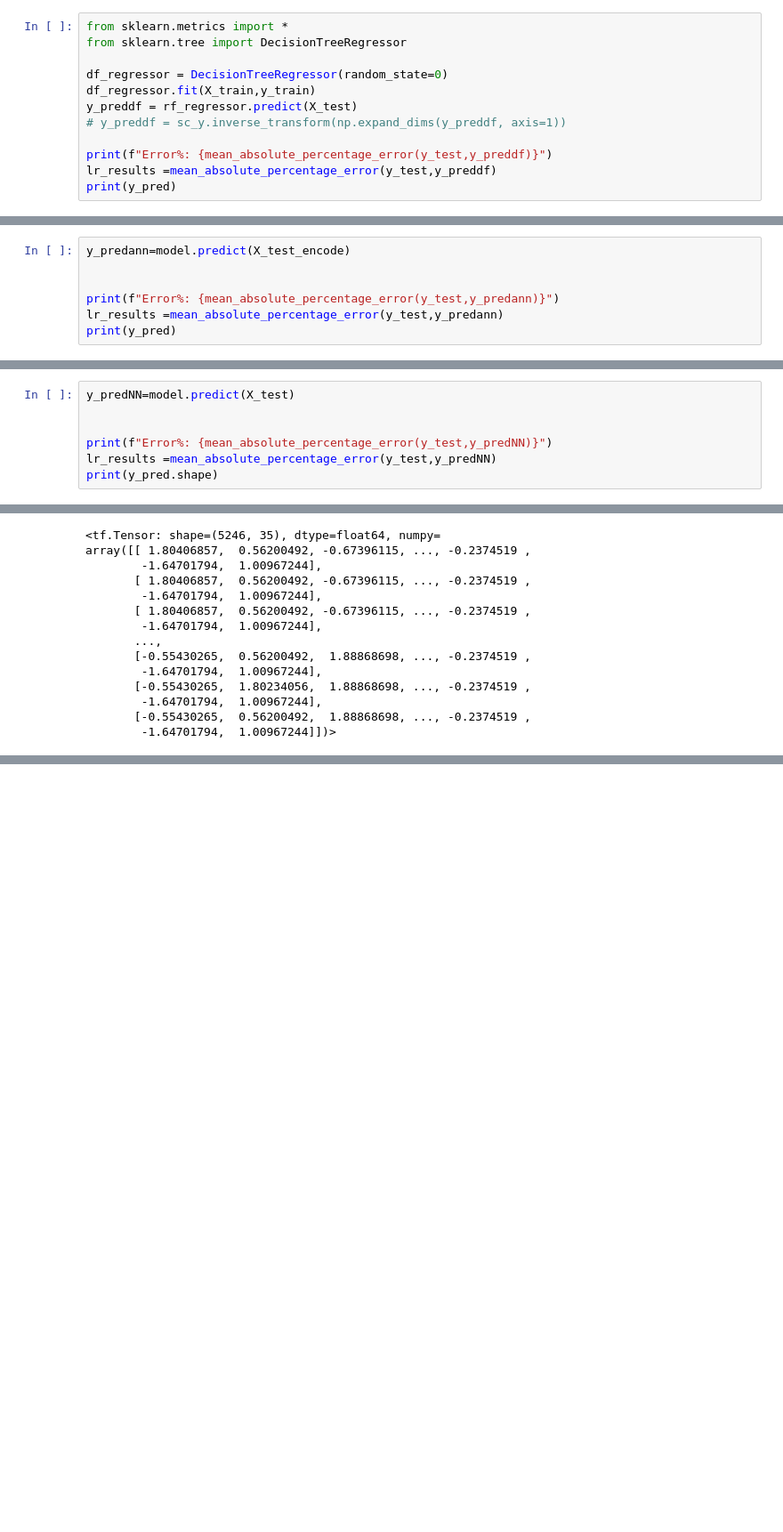
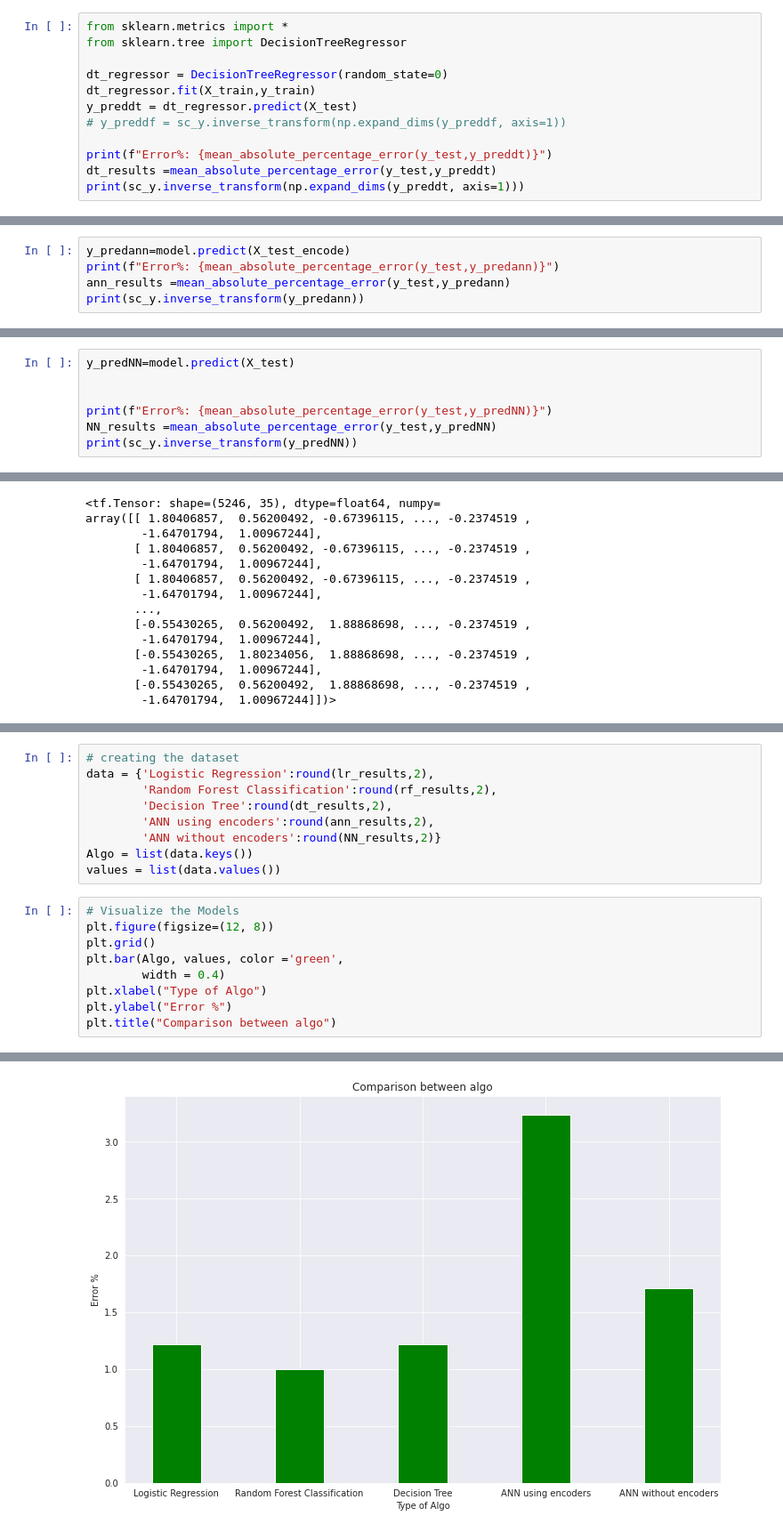
Before and after one commit to helloitsdaksh/Minor-Project, a Jupyter notebook: Minor_Project.ipynb, the cells around one changed output, grey strips where cells are left out. Shown at 89% size. Saved outputs shown, nothing was run; the diff lists cells and outputs as text; blank space fills up the shorter version.

```diff
--- a/Minor_Project.ipynb
+++ b/Minor_Project.ipynb
@@ -385,12 +430,12 @@ Error%: 2364177469503.8296
 from sklearn.metrics import *
 from sklearn.tree import DecisionTreeRegressor
 
-df_regressor = DecisionTreeRegressor(random_state=0)
-df_regressor.fit(X_train,y_train)
-y_preddf = rf_regressor.predict(X_test)
+dt_regressor = DecisionTreeRegressor(random_state=0)
+dt_regressor.fit(X_train,y_train)
+y_preddt = dt_regressor.predict(X_test)
 # y_preddf = sc_y.inverse_transform(np.expand_dims(y_preddf, axis=1))
 
-print(f"Error%: {mean_absolute_percentage_error(y_test,y_preddf)}")
-lr_results =mean_absolute_percentage_error(y_test,y_preddf)
-print(y_pred)
+print(f"Error%: {mean_absolute_percentage_error(y_test,y_preddt)}")
+dt_results =mean_absolute_percentage_error(y_test,y_preddt)
+print(sc_y.inverse_transform(np.expand_dims(y_preddt, axis=1)))
 # %% [output]
@@ -521,9 +592,7 @@ Epoch 50/50
 <keras.callbacks.History at 0x...>
 # %%
 y_predann=model.predict(X_test_encode)
-
-
 print(f"Error%: {mean_absolute_percentage_error(y_test,y_predann)}")
-lr_results =mean_absolute_percentage_error(y_test,y_predann)
-print(y_pred)
+ann_results =mean_absolute_percentage_error(y_test,y_predann)
+print(sc_y.inverse_transform(y_predann))
 # %% [output]
@@ -586,6 +679,6 @@ y_predNN=model.predict(X_test)
 
 
 print(f"Error%: {mean_absolute_percentage_error(y_test,y_predNN)}")
-lr_results =mean_absolute_percentage_error(y_test,y_predNN)
-print(y_pred.shape)
+NN_results =mean_absolute_percentage_error(y_test,y_predNN)
+print(sc_y.inverse_transform(y_predNN))
 # %% [output]
@@ -638,0 +734,19 @@ y_valid, y_valid.shape
+# %%
+# creating the dataset
+data = {'Logistic Regression':round(lr_results,2),
+        'Random Forest Classification':round(rf_results,2),
+        'Decision Tree':round(dt_results,2),
+        'ANN using encoders':round(ann_results,2),
+        'ANN without encoders':round(NN_results,2)}
+Algo = list(data.keys())
+values = list(data.values())
+# %%
+# Visualize the Models
+plt.figure(figsize=(12, 8))
+plt.grid()
+plt.bar(Algo, values, color ='green',
+        width = 0.4)
+plt.xlabel("Type of Algo")
+plt.ylabel("Error %")
+plt.title("Comparison between algo")
+# %% [output]
@@ -638,0 +754 @@ y_valid, y_valid.shape
+[figure, added]
```
Also changed, not shown: parts of 23 cells of this notebook.
